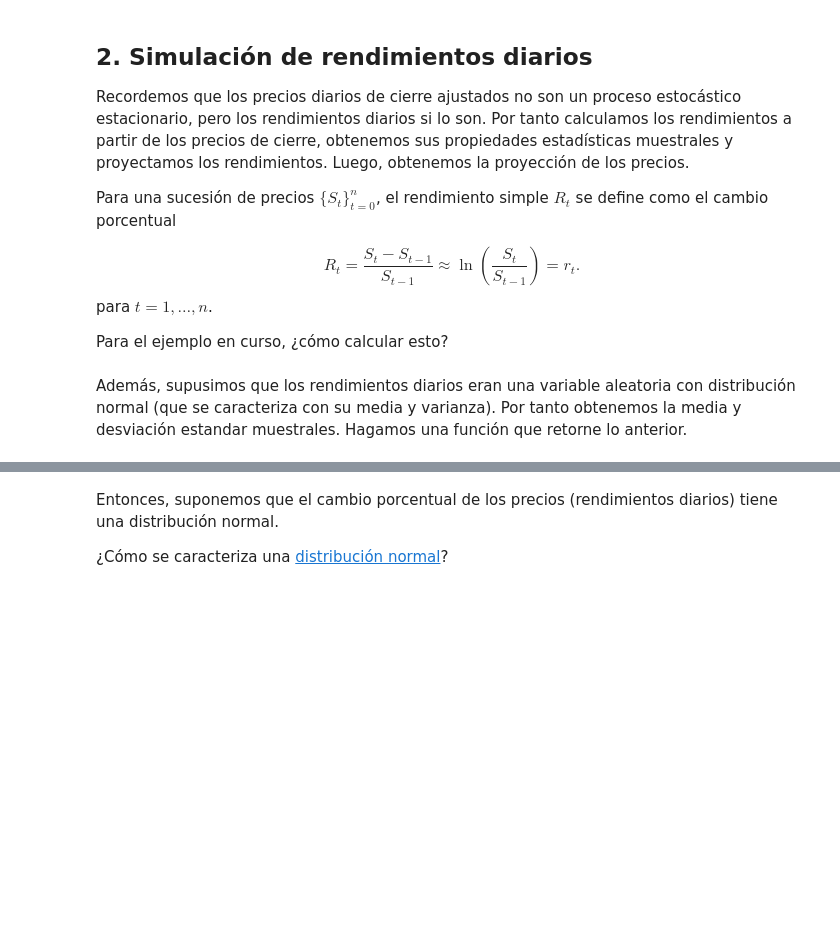
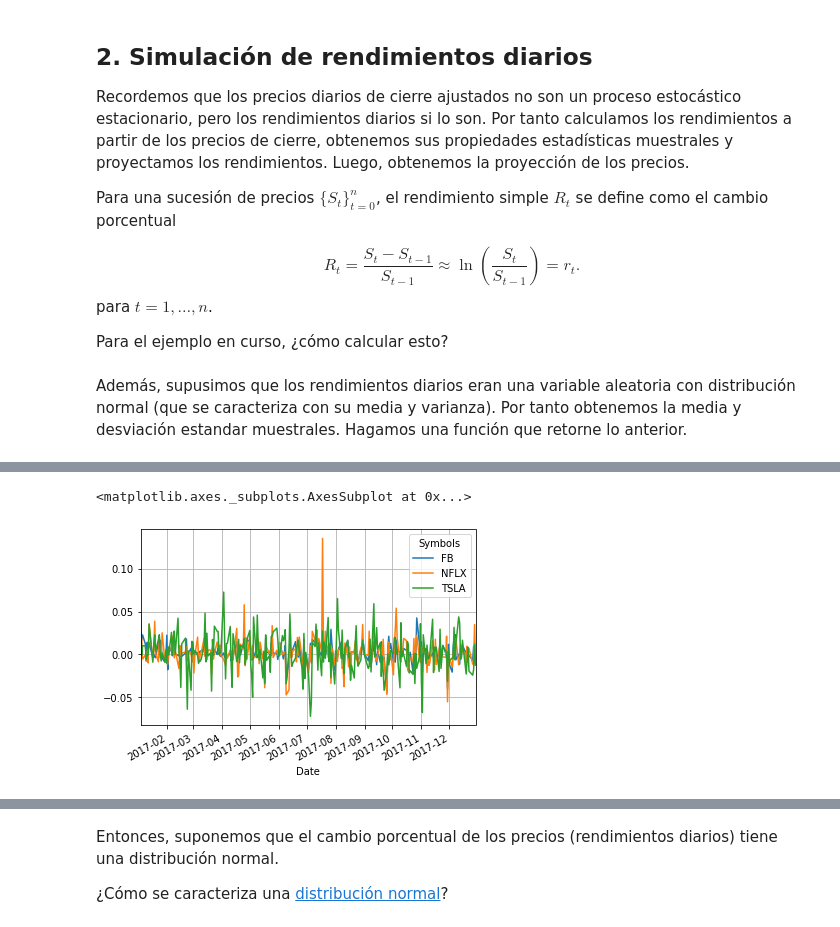
Before and after one commit to ArellanoMCarlos/SimMat2020P, a Jupyter notebook: Simulacion/ProbabilidadPrecioUmbral.ipynb, the cells around one changed output, grey strips where cells are left out. Drawn from its saved outputs; the diff is of its cells as text; code cells hidden in the pictures; blank space fills up the shorter version.

```diff
--- a/Simulacion/ProbabilidadPrecioUmbral.ipynb
+++ b/Simulacion/ProbabilidadPrecioUmbral.ipynb
@@ -16,0 +69,7 @@ Esta vez, utilizaremos los datos de precios de cierre ajustados de activos de la
+# %%
+def get_closes(names,start_date,end_date):
+    return web.DataReader(names,'yahoo',start_date,end_date)['Adj Close']
+# %%
+names=['FB','NFLX','TSLA']
+closes=get_closes(names,'2017-01-01','2017-12-31')
+closes
@@ -31,0 +133,3 @@ Además, supusimos que los rendimientos diarios eran una variable aleatoria con
+# %%
+r=((closes-closes.shift())/closes.shift()).dropna()
+r
@@ -31,0 +156,5 @@ Además, supusimos que los rendimientos diarios eran una variable aleatoria con
+# %%
+r.plot(grid=True)
+# %% [output]
+<matplotlib.axes._subplots.AxesSubplot at 0x...>
+[figure, added]
```
Also changed, not shown: parts of 29 cells of this notebook, 1 other file.
